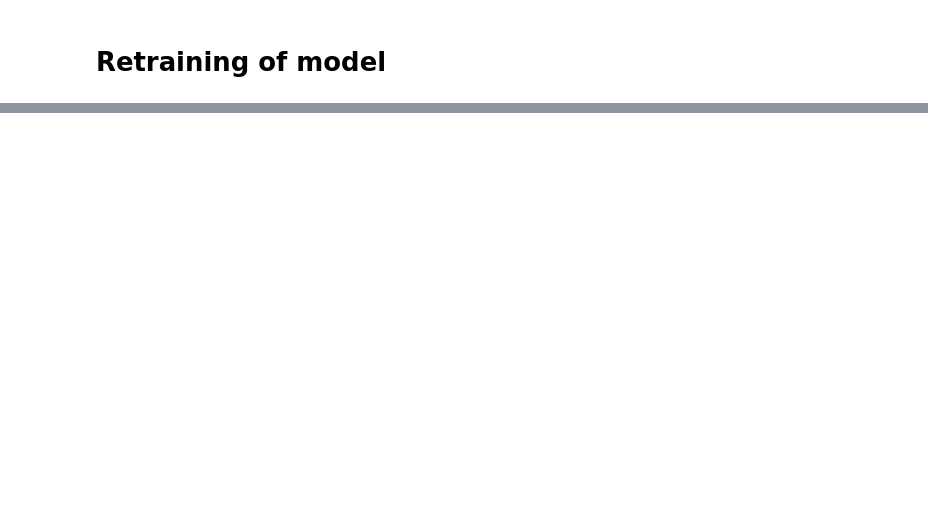
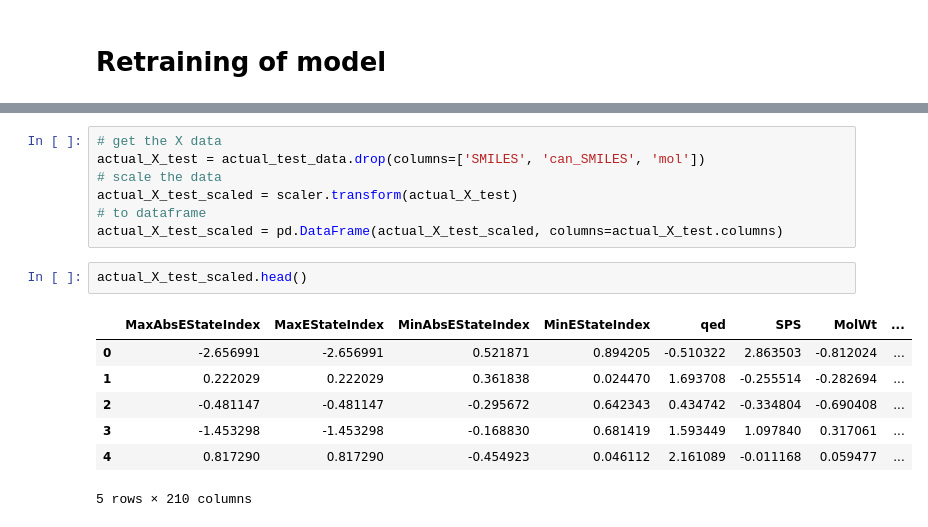
Before and after one commit to EnthusiasticTeslim/tox24competition, a Jupyter notebook: notebooks/rdkitDescriptor.ipynb, the cells around one changed output, grey strips where cells are left out. Saved outputs shown, nothing was run; the diff lists cells and outputs as text; blank space fills up the shorter version.

```diff
--- a/notebooks/rdkitDescriptor.ipynb
+++ b/notebooks/rdkitDescriptor.ipynb
@@ -292,0 +320,17 @@ Test: 0.463
+# %%
+# get the X data
+actual_X_test = actual_test_data.drop(columns=['SMILES', 'can_SMILES', 'mol'])
+# scale the data
+actual_X_test_scaled = scaler.transform(actual_X_test)
+# to dataframe
+actual_X_test_scaled = pd.DataFrame(actual_X_test_scaled, columns=actual_X_test.columns)
+# %%
+actual_X_test_scaled.head()
+# %% [output]
+|  | MaxAbsEStateIndex | MaxEStateIndex | MinAbsEStateIndex | MinEStateIndex | qed | SPS | MolWt | ... |
+| 0 | -2.656991 | -2.656991 | 0.521871 | 0.894205 | -0.510322 | 2.863503 | -0.812024 | ... |
+| 1 | 0.222029 | 0.222029 | 0.361838 | 0.024470 | 1.693708 | -0.255514 | -0.282694 | ... |
+| 2 | -0.481147 | -0.481147 | -0.295672 | 0.642343 | 0.434742 | -0.334804 | -0.690408 | ... |
+| 3 | -1.453298 | -1.453298 | -0.168830 | 0.681419 | 1.593449 | 1.097840 | 0.317061 | ... |
+| 4 | 0.817290 | 0.817290 | -0.454923 | 0.046112 | 2.161089 | -0.011168 | 0.059477 | ... |
+5 rows × 210 columns
```
Also changed, not shown: parts of 14 cells of this notebook, 6 other files.
